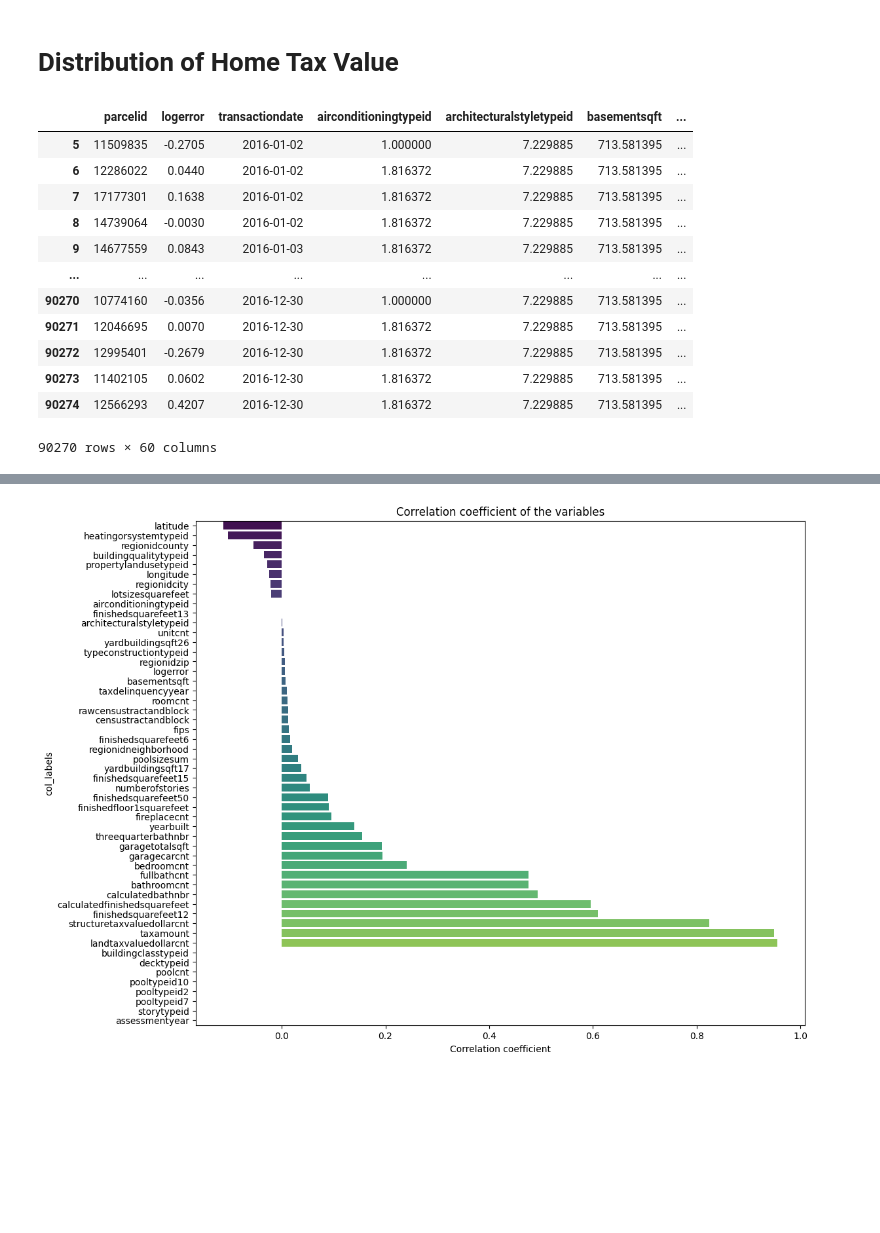
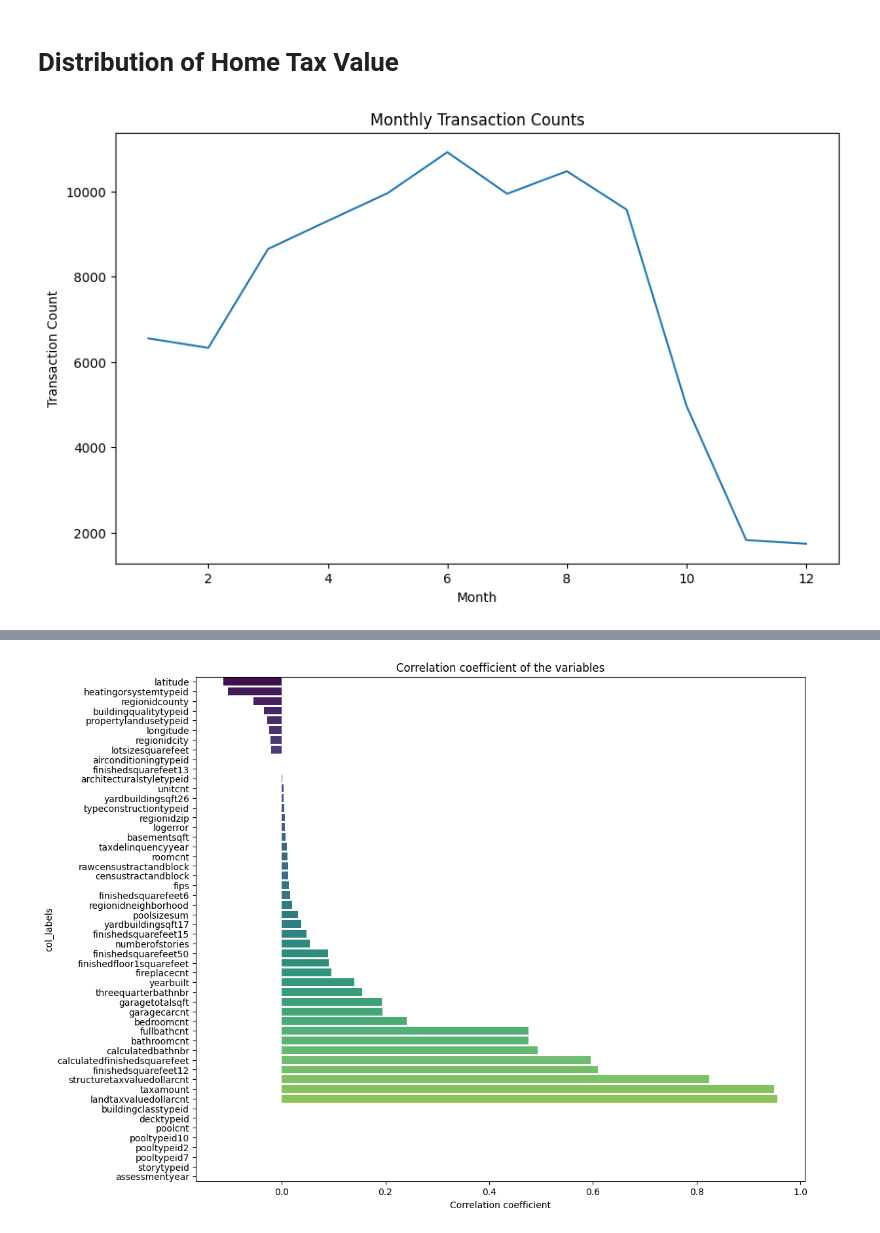
Before and after one commit to Abeermathur7/RealEstateModeling, a Jupyter notebook: RealEstatePropertyPriceFeatureAnalysis2.ipynb, the cells around one changed output, grey strips where cells are left out. Saved outputs shown, nothing was run; the diff lists cells and outputs as text; code cells hidden in the pictures; blank space fills up the shorter version.

```diff
--- a/RealEstatePropertyPriceFeatureAnalysis2.ipynb
+++ b/RealEstatePropertyPriceFeatureAnalysis2.ipynb
@@ -23,24 +20,33 @@ log_error_df = pd.read_csv('/content/drive/MyDrive/train_2016_v2.csv')
+# %%
+# Load in and save the 2016 Data
+prop_df = pd.read_csv('/content/drive/MyDrive/properties_2016.csv')
+log_error_df = pd.read_csv('/content/drive/MyDrive/train_2016_v2.csv')
+data_2016 = pd.merge(log_error_df, prop_df, on='parcelid', how = 'left')
+
+# Load in and save the 2016 Data
+prop_df_2017 = pd.read_csv('/content/drive/MyDrive/properties_2017.csv')
+error_df_2017 = pd.read_csv('/content/drive/MyDrive/train_2017.csv')
+data_2017 = pd.merge(error_df_2017, prop_df_2017, on='parcelid', how = 'left')
 # %%
-train_df = pd.merge(log_error_df, prop_df, on='parcelid', how = 'left')
-train_df
-means = train_df.mean()
+
+means = data_2016.mean()
+means2 = data_2017.mean()
 # Replace NaN values with the mean of their respective columns
-train_df = train_df.fillna(means)
+data_2016 = data_2016.fillna(means)
+data_2017 = data_2017.fillna(means)
 # %% [markdown]
 # Distribution of Home Tax Value
-# %%
-train_df[5:]
-# %% [output]
-|  | parcelid | logerror | transactiondate | airconditioningtypeid | architecturalstyletypeid | basementsqft | ... |
-| 5 | 11509835 | -0.2705 | 2016-01-02 | 1.000000 | 7.229885 | 713.581395 | ... |
-| 6 | 12286022 | 0.0440 | 2016-01-02 | 1.816372 | 7.229885 | 713.581395 | ... |
-| 7 | 17177301 | 0.1638 | 2016-01-02 | 1.816372 | 7.229885 | 713.581395 | ... |
-| 8 | 14739064 | -0.0030 | 2016-01-02 | 1.816372 | 7.229885 | 713.581395 | ... |
-| 9 | 14677559 | 0.0843 | 2016-01-03 | 1.816372 | 7.229885 | 713.581395 | ... |
-| ... | ... | ... | ... | ... | ... | ... | ... |
-| 90270 | 10774160 | -0.0356 | 2016-12-30 | 1.000000 | 7.229885 | 713.581395 | ... |
-| 90271 | 12046695 | 0.0070 | 2016-12-30 | 1.816372 | 7.229885 | 713.581395 | ... |
-| 90272 | 12995401 | -0.2679 | 2016-12-30 | 1.816372 | 7.229885 | 713.581395 | ... |
-| 90273 | 11402105 | 0.0602 | 2016-12-30 | 1.816372 | 7.229885 | 713.581395 | ... |
-| 90274 | 12566293 | 0.4207 | 2016-12-30 | 1.816372 | 7.229885 | 713.581395 | ... |
-90270 rows × 60 columns
+# %%
+#Lets do some analysis
+data_2016['transactiondate'] = pd.to_datetime(data_2016['transactiondate'])
+data_2016['transaction_month'] = data_2016['transactiondate'].dt.month
+monthly_transaction_counts = data_2016['transaction_month'].value_counts().sort_index()
+
+plt.figure(figsize=(10, 6))
+sns.lineplot(x=monthly_transaction_counts.index, y=monthly_transaction_counts.values)
+plt.title('Monthly Transaction Counts')
+plt.xlabel('Month')
+plt.ylabel('Transaction Count')
+plt.show()
+# %% [output]
+[figure, added]
```
Also changed, not shown: parts of 46 cells of this notebook.
